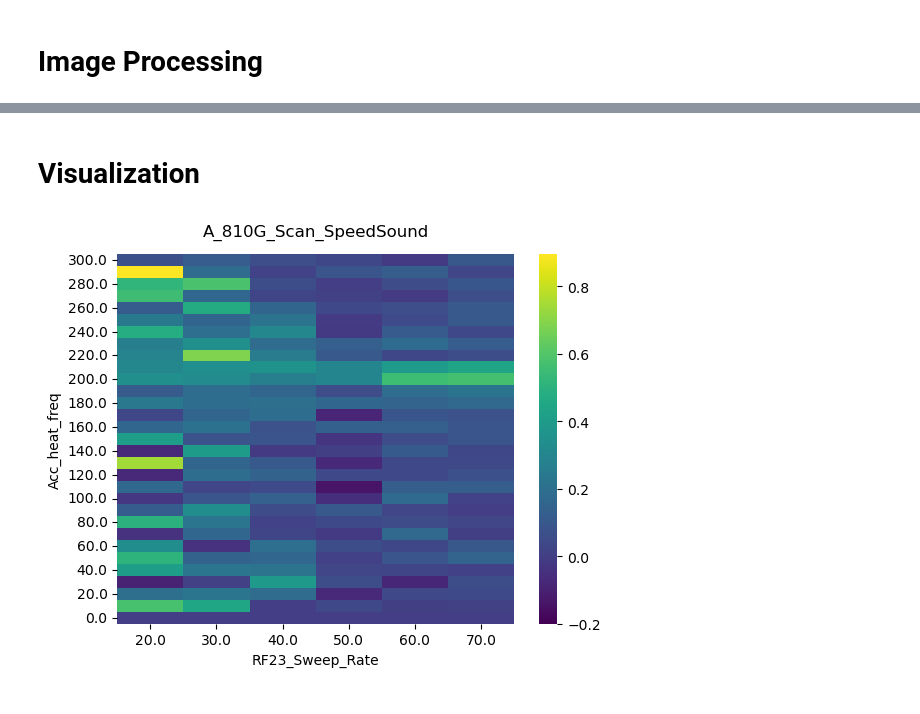
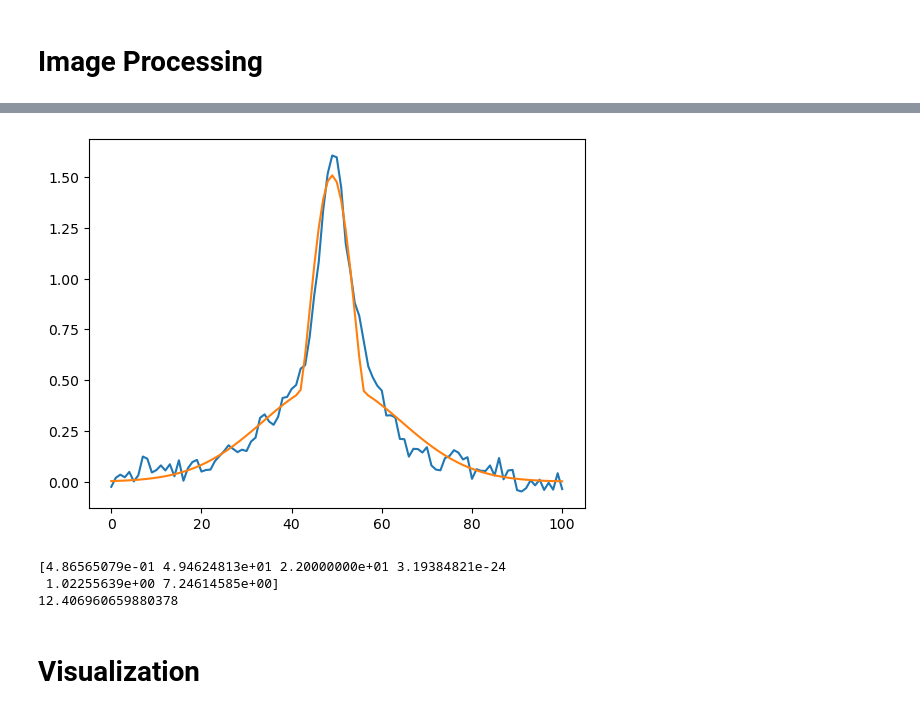
Before and after one commit to ArtMk/lithium, a Jupyter notebook: T4.ipynb, the cells around one changed output, grey strips where cells are left out. Cells and saved outputs as stored; diff of their text form; code cells hidden in the pictures.

```diff
--- a/T4.ipynb
+++ b/T4.ipynb
@@ -122,6 +124,28 @@ Wall time: 4.29 ms
+# %%
+field = 4
+
+T4 = np.mean(images_fit["density"].iloc[field], axis = 1).compressed()
+pos = np.arange(0, len(T4))
+
+plt.plot(pos, T4)
+
+plt.plot(la.gauss_parab(np.linspace(0, len(T4), len(T4)), images_fit["T4_params"].iloc[field][0],
+                                                          images_fit["T4_params"].iloc[field][1],
+                                                          images_fit["T4_params"].iloc[field][2],
+                                                          images_fit["T4_params"].iloc[field][3],
+                                                          images_fit["T4_params"].iloc[field][4],
+                                                          images_fit["T4_params"].iloc[field][5]))
+
+# plt.plot(pos, parab(pos, 2.3, 50, 5))
+
+plt.show()
+
+print(images_fit["T4_params"].iloc[field])
+print(images_fit["temperature"].iloc[field])
+# %% [output]
+[figure, added]
+[4.86565079e-01 4.94624813e+01 2.20000000e+01 3.19384821e-24
+ 1.02255639e+00 7.24614585e+00]
+12.406960659880378
 # %% [markdown]
 # Visualization
-# %%
-la.visualize(images_res, "Acc_heat_freq", "RF23_Sweep_Rate", "response", images_set, vmin = -0.2, vmax = None)
-# %% [output]
-[figure, removed]
```
Also changed, not shown: parts of 15 cells of this notebook, 5 other files.
